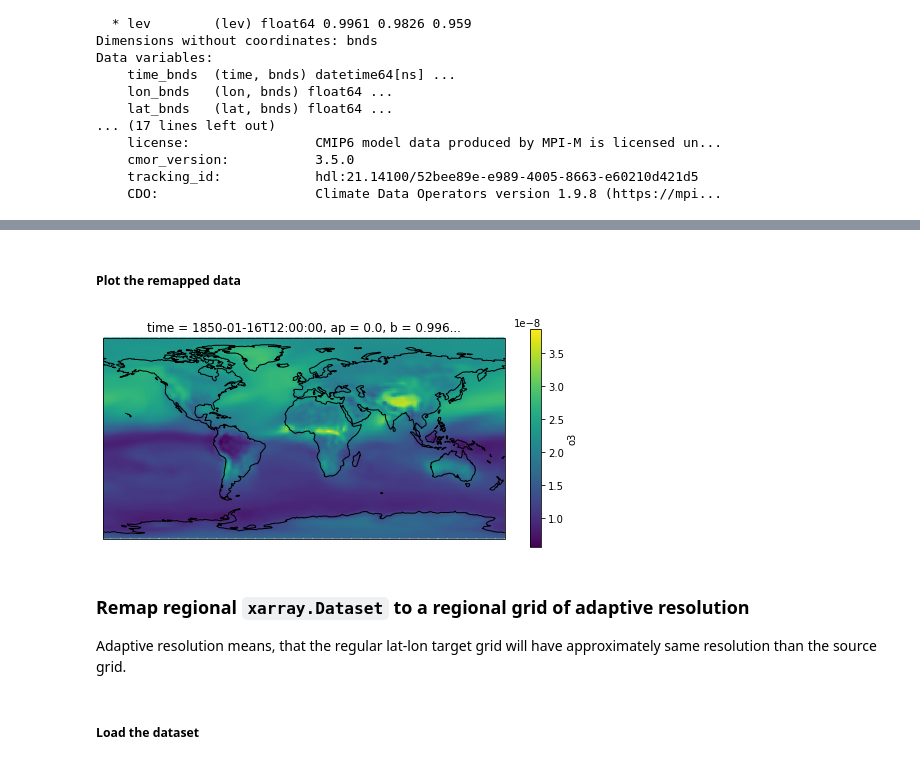
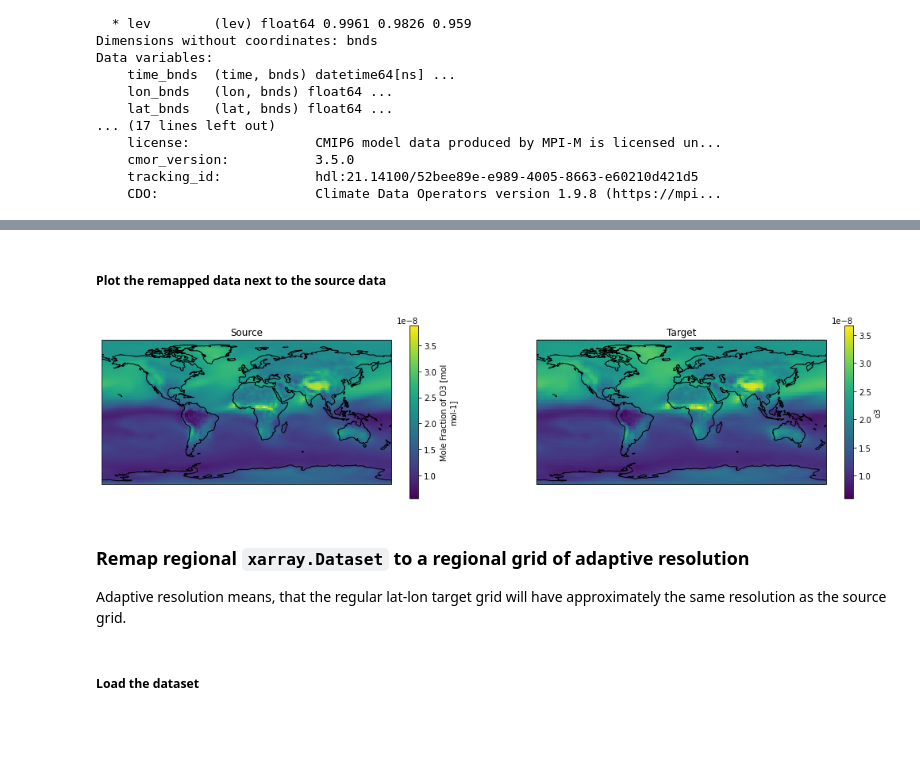
Before and after one commit to roocs/regrid-prototype, a Jupyter notebook: docs/notebooks/regrid_prototype.ipynb, the cells around one changed output, grey strips where cells are left out. Drawn from its saved outputs; the diff is of its cells as text; code cells hidden in the pictures; blank space fills up the shorter version.

Commit message:
Updated several notebooks grid plots

```diff
--- a/docs/notebooks/regrid_prototype.ipynb
+++ b/docs/notebooks/regrid_prototype.ipynb
@@ -106,4 +126,4 @@ Data variables:
 # %%
-ds_remap = clops.regrid(ds_vert, method="bilinear", grid="1deg", output_type="xarray")[0]
+ds_remap = clops.regrid(ds_vert, method="bilinear", grid="2pt5deg", output_type="xarray")[0]
 ds_remap
 # %% [output]
@@ -130,15 +150,17 @@ Coordinates:
 # %% [markdown]
-##### Plot the remapped data
+##### Plot the remapped data next to the source data
 # %%
-plt.figure(figsize=(9,4));
-ax = plt.axes(projection=ccrs.PlateCarree());
-ds_remap.o3.isel(time=0, lev=0).plot.pcolormesh(ax=ax, x="lon", y="lat", shading="flat");
-ax.coastlines();
+fig, axes = plt.subplots(ncols=2, figsize=(18,4), subplot_kw={'projection': ccrs.PlateCarree()});
+ds_vert.o3.isel(time=0, lev=0).plot.pcolormesh(ax=axes[0], x="lon", y="lat", shading="flat");
+ds_remap.o3.isel(time=0, lev=0).plot.pcolormesh(ax=axes[1], x="lon", y="lat", shading="flat");
+axes[0].title.set_text("Source");
+axes[1].title.set_text("Target");
+for ax in axes: ax.coastlines();
 # %% [output]
-[figure, old version]
+[figure, new version]
 # %% [markdown]
 ### Remap regional `xarray.Dataset` to a regional grid of adaptive resolution
-Adaptive resolution means, that the regular lat-lon target grid will have approximately same resolution than the source grid.
+Adaptive resolution means, that the regular lat-lon target grid will have approximately the same resolution as the source grid.
 # %% [markdown]
 ##### Load the dataset
 # %%
```
Also changed, not shown: parts of 28 cells of this notebook, 2 other files.
